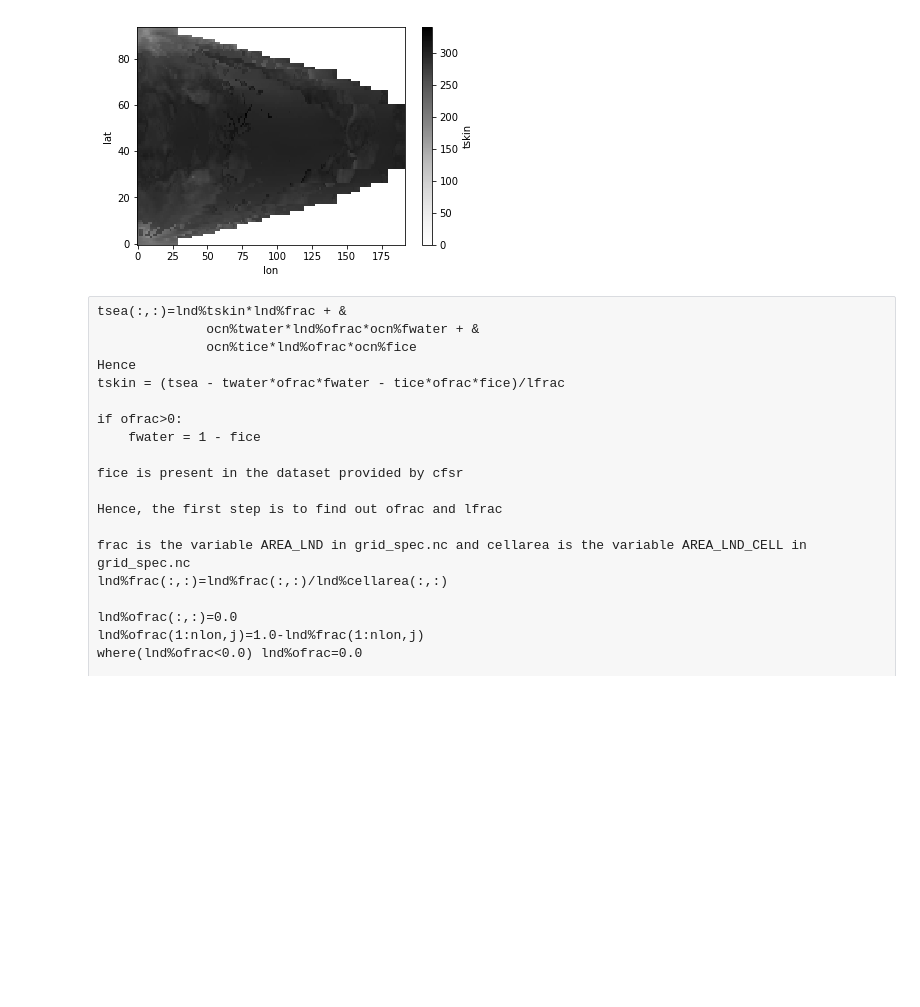
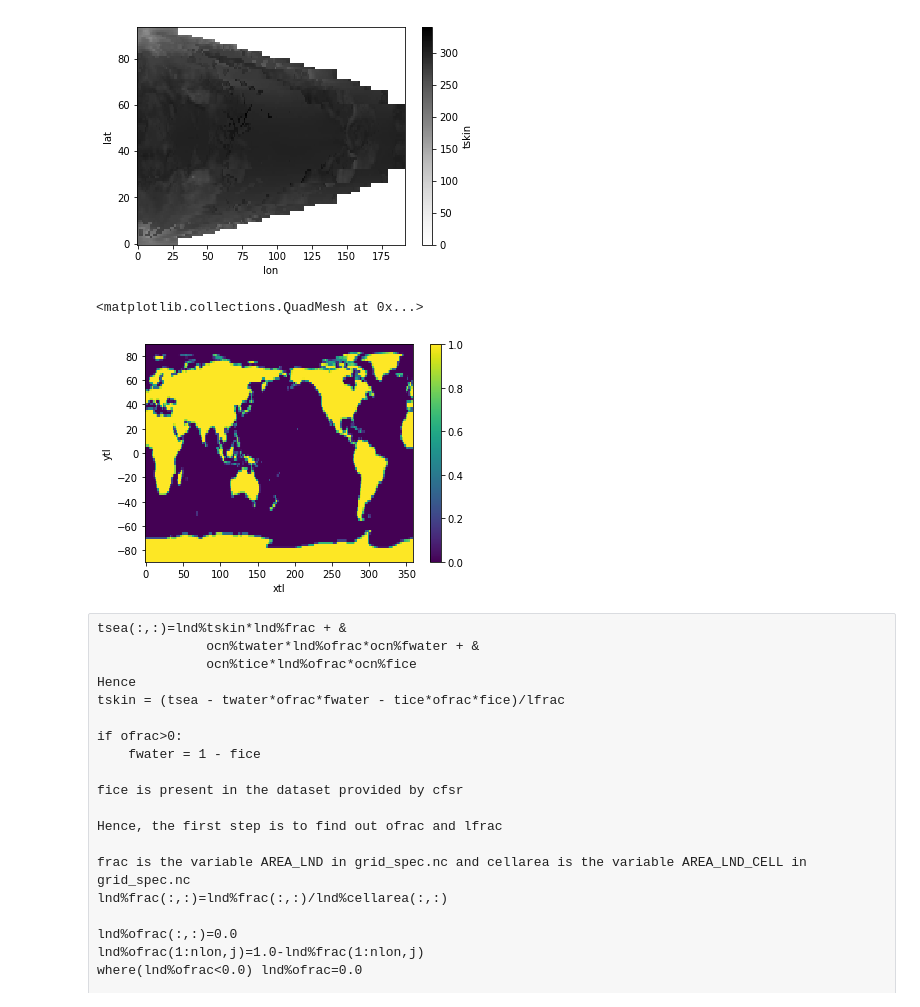
Before and after one commit to manmeet3591/python_class, a Jupyter notebook: xarray_tutorial/analyse_compare_surface_restart.ipynb, the cells around one changed output. Saved outputs shown, nothing was run; the diff lists cells and outputs as text; code cells hidden in the pictures; blank space fills up the shorter version.

```diff
--- a/xarray_tutorial/analyse_compare_surface_restart.ipynb
+++ b/xarray_tutorial/analyse_compare_surface_restart.ipynb
@@ -18,6 +18,18 @@ ds_sfc_ini_red = xr.open_dataset(data_dir)
 
 data_dir = 'sfc_ini.nc'
 ds_sfc_ini = xr.open_dataset(data_dir)
+
+data_dir = 'grid_spec.nc'
+ds_grid_spec = xr.open_dataset(data_dir)
+
+data_dir = 'evavt_unpacked_1.nc'
+ds_trans_era5 = xr.open_dataset(data_dir)
+
+data_dir = 'snowc_unpacked_1.nc'
+ds_snowcvr_era5 = xr.open_dataset(data_dir)
+
+data_dir = 'FLDAS_NOAH01_C_GL_M.A198201.001.nc'
+ds_merra5 = xr.open_dataset(data_dir)
 # %%
 ds_surface_restart
 # %% [output]
@@ -93,6 +125,14 @@ ds_surface_restart.tskin.plot(cmap='Greys')
 # %% [output]
 <matplotlib.collections.QuadMesh at 0x...>
 [figure]
+# %%
+area_lnd = ds_grid_spec['AREA_LND']
+area_lnd_cell = ds_grid_spec['AREA_LND_CELL']
+frac = area_lnd/area_lnd_cell
+frac.plot()
+# %% [output]
+<matplotlib.collections.QuadMesh at 0x...>
+[figure, added]
 # %% [raw]
 tsea(:,:)=lnd%tskin*lnd%frac + &
               ocn%twater*lnd%ofrac*ocn%fwater + &
```
Also changed, not shown: parts of 48 cells of this notebook.
